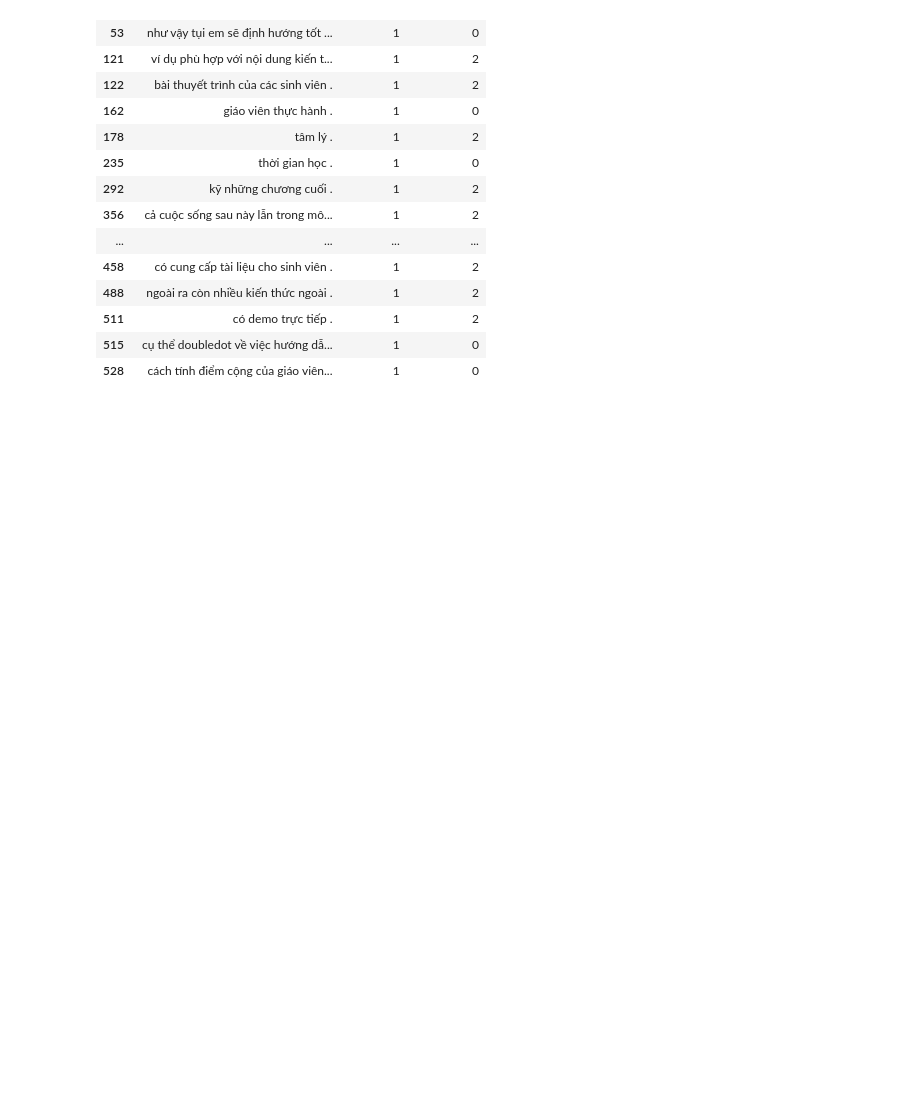
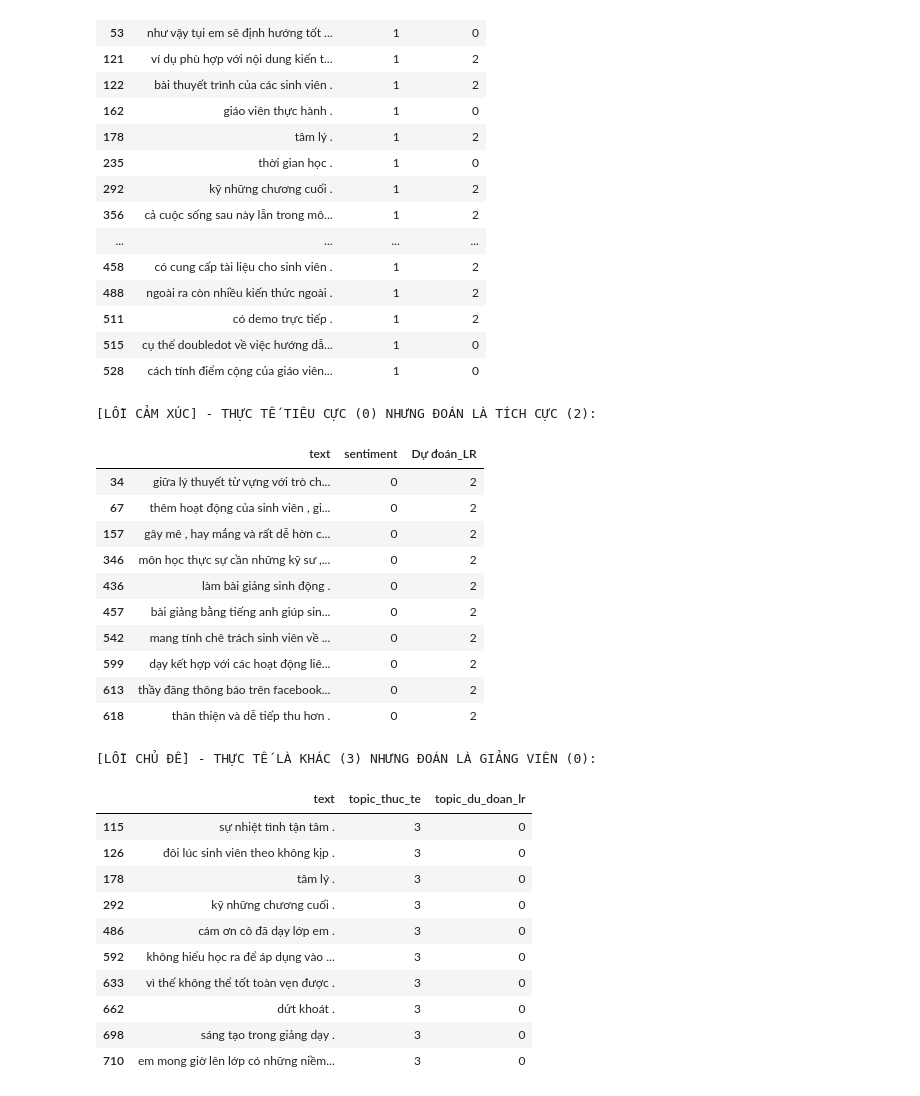
Before and after one commit to ThanhLongSGU/Baselin2, a Jupyter notebook: notebooks/baseline_model.ipynb, the cells around one changed output. Drawn from its saved outputs; the diff is of its cells as text; code cells hidden in the pictures; blank space fills up the shorter version.

```diff
--- a/notebooks/baseline_model.ipynb
+++ b/notebooks/baseline_model.ipynb
@@ -534,3 +534,47 @@ CÁC CÂU TRUNG TÍNH BỊ ĐOÁN SAI:
 | 511 | có demo trực tiếp . | 1 | 2 |
 | 515 | cụ thể doubledot về việc hướng dẫ... | 1 | 0 |
 | 528 | cách tính điểm cộng của giáo viên... | 1 | 0 |
+# %%
+# ---------------------------------------------------------
+# MỞ RỘNG ERROR ANALYSIS (TÌM CÁC LỖI SAI KHÁC NHAU) CELL 9
+# ---------------------------------------------------------
+
+# 1. Tiêu cực (0) nhưng bị mô hình đoán nhầm hẳn sang Tích cực (2)
+sai_tieu_cuc = df_errors[(df_errors['sentiment'] == 0) & (df_errors['Dự đoán_LR'] == 2)]
+print("\n[LỖI CẢM XÚC] - THỰC TẾ TIÊU CỰC (0) NHƯNG ĐOÁN LÀ TÍCH CỰC (2):")
+display(sai_tieu_cuc[['text', 'sentiment', 'Dự đoán_LR']].head(10))
+
+# 2. Tạo DataFrame so sánh riêng cho Chủ đề
+df_errors_topic = df_test.copy()
+df_errors_topic['topic_thuc_te'] = y_test_topic
+df_errors_topic['topic_du_doan_lr'] = y_pred_topic_lr
+
+# Lọc: Thực tế là Khác (3) nhưng đoán nhầm sang Giảng viên (0)
+sai_chu_de = df_errors_topic[(df_errors_topic['topic_thuc_te'] == 3) & (df_errors_topic['topic_du_doan_lr'] == 0)]
+print("\n[LỖI CHỦ ĐỀ] - THỰC TẾ LÀ KHÁC (3) NHƯNG ĐOÁN LÀ GIẢNG VIÊN (0):")
+display(sai_chu_de[['text', 'topic_thuc_te', 'topic_du_doan_lr']].head(10))
+# %% [output]
+[LỖI CẢM XÚC] - THỰC TẾ TIÊU CỰC (0) NHƯNG ĐOÁN LÀ TÍCH CỰC (2):
+|  | text | sentiment | Dự đoán_LR |
+| 34 | giữa lý thuyết từ vựng với trò ch... | 0 | 2 |
+| 67 | thêm hoạt động của sinh viên , gi... | 0 | 2 |
+| 157 | gây mê , hay mắng và rất dễ hờn c... | 0 | 2 |
+| 346 | môn học thực sự cần những kỹ sư ,... | 0 | 2 |
+| 436 | làm bài giảng sinh động . | 0 | 2 |
+| 457 | bài giảng bằng tiếng anh giúp sin... | 0 | 2 |
+| 542 | mang tính chê trách sinh viên về ... | 0 | 2 |
+| 599 | dạy kết hợp với các hoạt động liê... | 0 | 2 |
+| 613 | thầy đăng thông báo trên facebook... | 0 | 2 |
+| 618 | thân thiện và dễ tiếp thu hơn . | 0 | 2 |
+[LỖI CHỦ ĐỀ] - THỰC TẾ LÀ KHÁC (3) NHƯNG ĐOÁN LÀ GIẢNG VIÊN (0):
+|  | text | topic_thuc_te | topic_du_doan_lr |
+| 115 | sự nhiệt tình tận tâm . | 3 | 0 |
+| 126 | đôi lúc sinh viên theo không kịp . | 3 | 0 |
+| 178 | tâm lý . | 3 | 0 |
+| 292 | kỹ những chương cuối . | 3 | 0 |
+| 486 | cám ơn cô đã dạy lớp em . | 3 | 0 |
+| 592 | không hiểu học ra để áp dụng vào ... | 3 | 0 |
+| 633 | vì thế không thể tốt toàn vẹn được . | 3 | 0 |
+| 662 | dứt khoát . | 3 | 0 |
+| 698 | sáng tạo trong giảng dạy . | 3 | 0 |
+| 710 | em mong giờ lên lớp có những niềm... | 3 | 0 |
```
